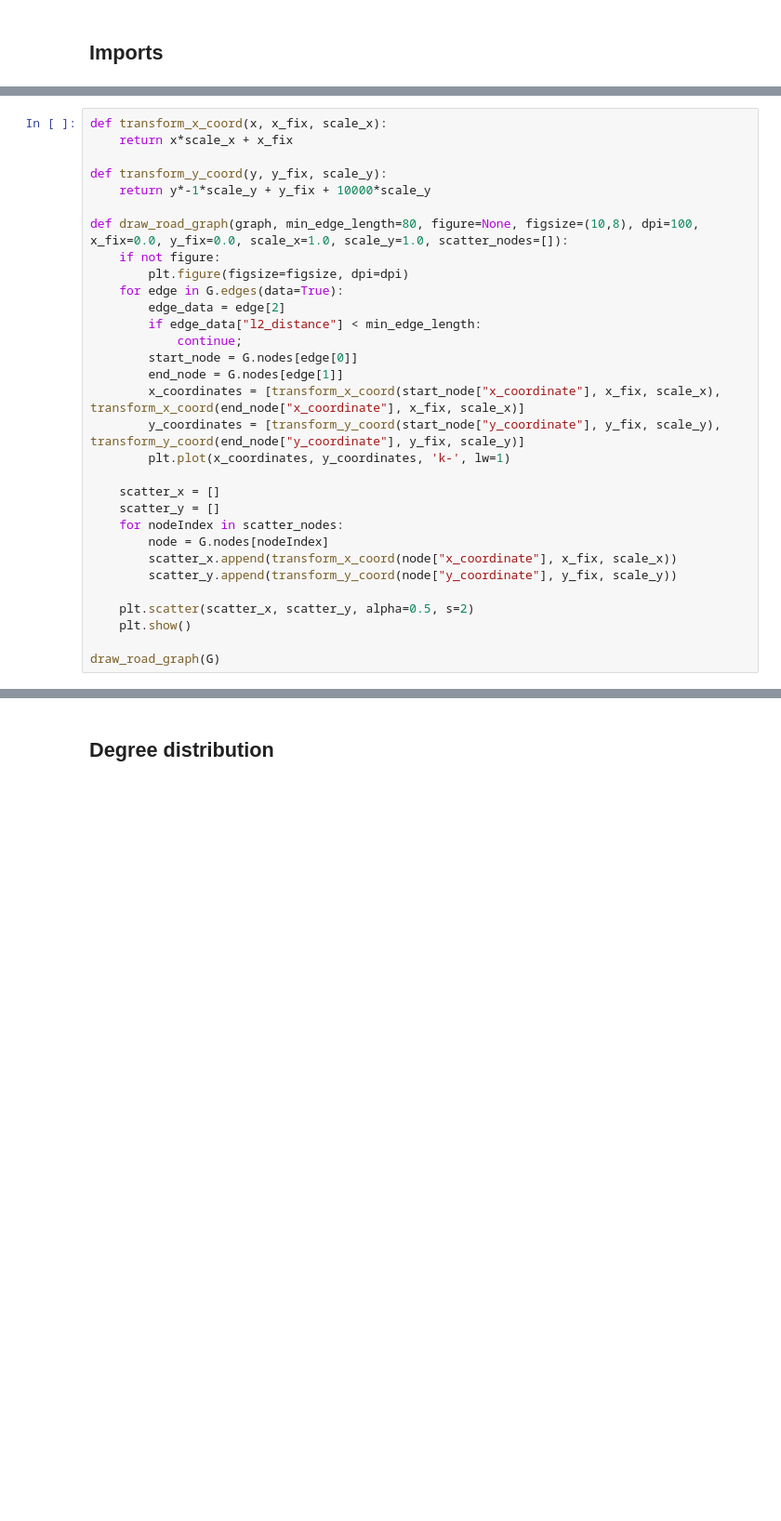
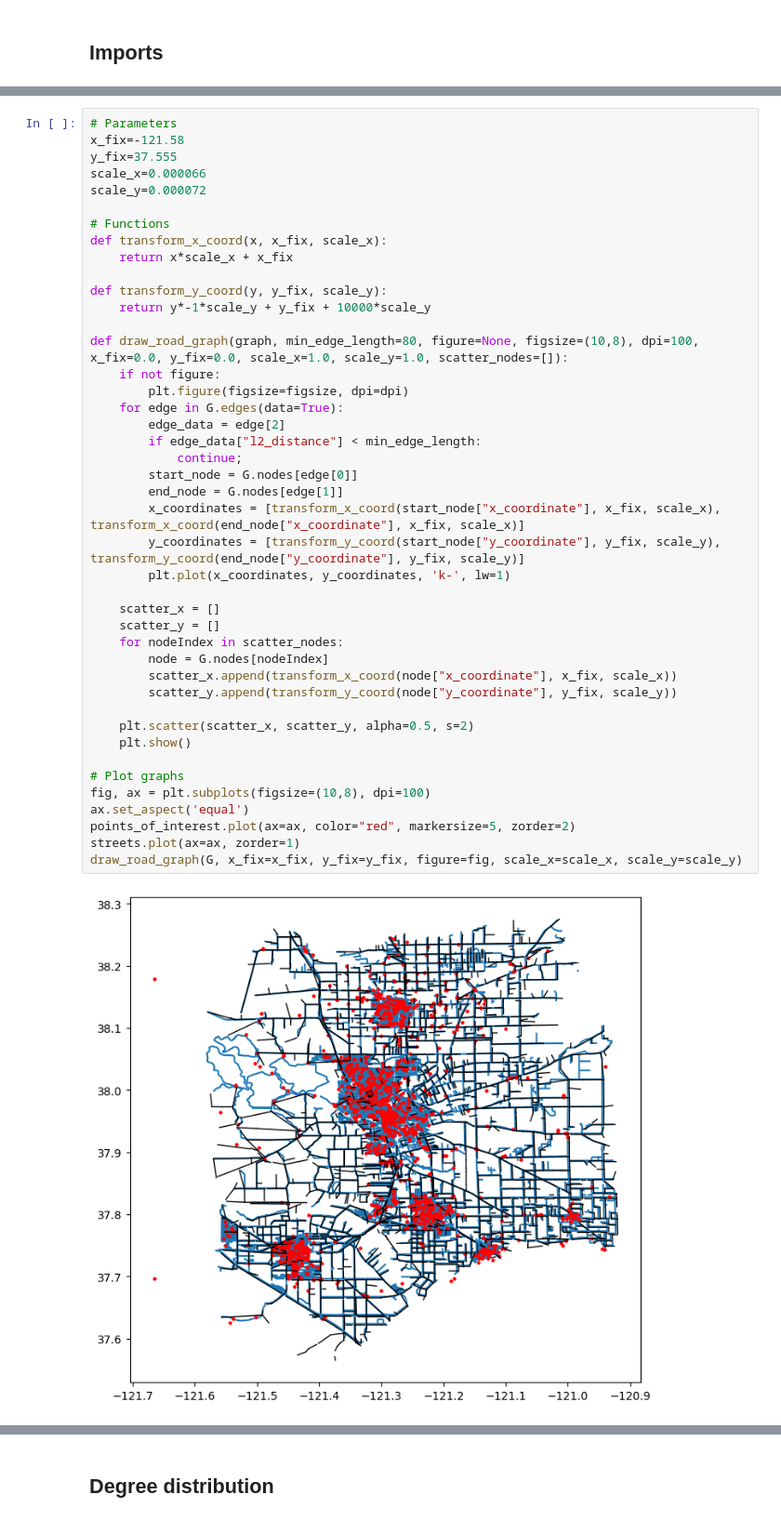
Before and after one commit to jokinen77/network-analysis-project, a Jupyter notebook: project.ipynb, the cells around one changed output, grey strips where cells are left out. Shown: that part at 93% size. Cells and saved outputs as stored; diff of their text form; blank space fills up the shorter version.

```diff
--- a/project.ipynb
+++ b/project.ipynb
@@ -37,31 +48,45 @@ print("Edges count:", len(G.edges()))
 # %%
+# Parameters
+x_fix=-121.58
+y_fix=37.555
+scale_x=0.000066
+scale_y=0.000072
+
+# Functions
 def transform_x_coord(x, x_fix, scale_x):
     return x*scale_x + x_fix
 
 def transform_y_coord(y, y_fix, scale_y):
     return y*-1*scale_y + y_fix + 10000*scale_y
 
 def draw_road_graph(graph, min_edge_length=80, figure=None, figsize=(10,8), dpi=100, x_fix=0.0, y_fix=0.0, scale_x=1.0, scale_y=1.0, scatter_nodes=[]):
     if not figure:
         plt.figure(figsize=figsize, dpi=dpi)
     for edge in G.edges(data=True):
         edge_data = edge[2]
         if edge_data["l2_distance"] < min_edge_length:
             continue;
         start_node = G.nodes[edge[0]]
         end_node = G.nodes[edge[1]]
         x_coordinates = [transform_x_coord(start_node["x_coordinate"], x_fix, scale_x), transform_x_coord(end_node["x_coordinate"], x_fix, scale_x)]
         y_coordinates = [transform_y_coord(start_node["y_coordinate"], y_fix, scale_y), transform_y_coord(end_node["y_coordinate"], y_fix, scale_y)]
         plt.plot(x_coordinates, y_coordinates, 'k-', lw=1)
 
     scatter_x = []
     scatter_y = []
     for nodeIndex in scatter_nodes:
         node = G.nodes[nodeIndex]
         scatter_x.append(transform_x_coord(node["x_coordinate"], x_fix, scale_x))
         scatter_y.append(transform_y_coord(node["y_coordinate"], y_fix, scale_y))
 
     plt.scatter(scatter_x, scatter_y, alpha=0.5, s=2)
     plt.show()
 
-draw_road_graph(G)
+# Plot graphs
+fig, ax = plt.subplots(figsize=(10,8), dpi=100)
+ax.set_aspect('equal')
+points_of_interest.plot(ax=ax, color="red", markersize=5, zorder=2)
+streets.plot(ax=ax, zorder=1)
+draw_road_graph(G, x_fix=x_fix, y_fix=y_fix, figure=fig, scale_x=scale_x, scale_y=scale_y)
+# %% [output]
+[figure, added]
```
Also changed, not shown: parts of 10 cells of this notebook.
